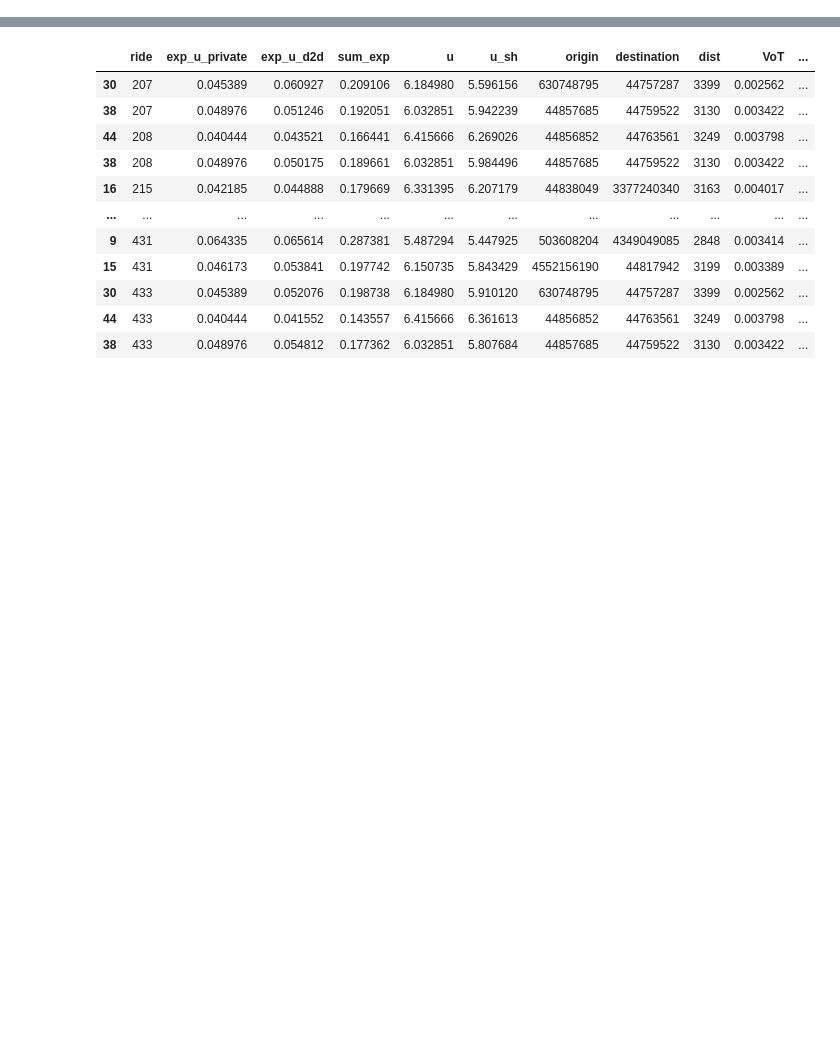
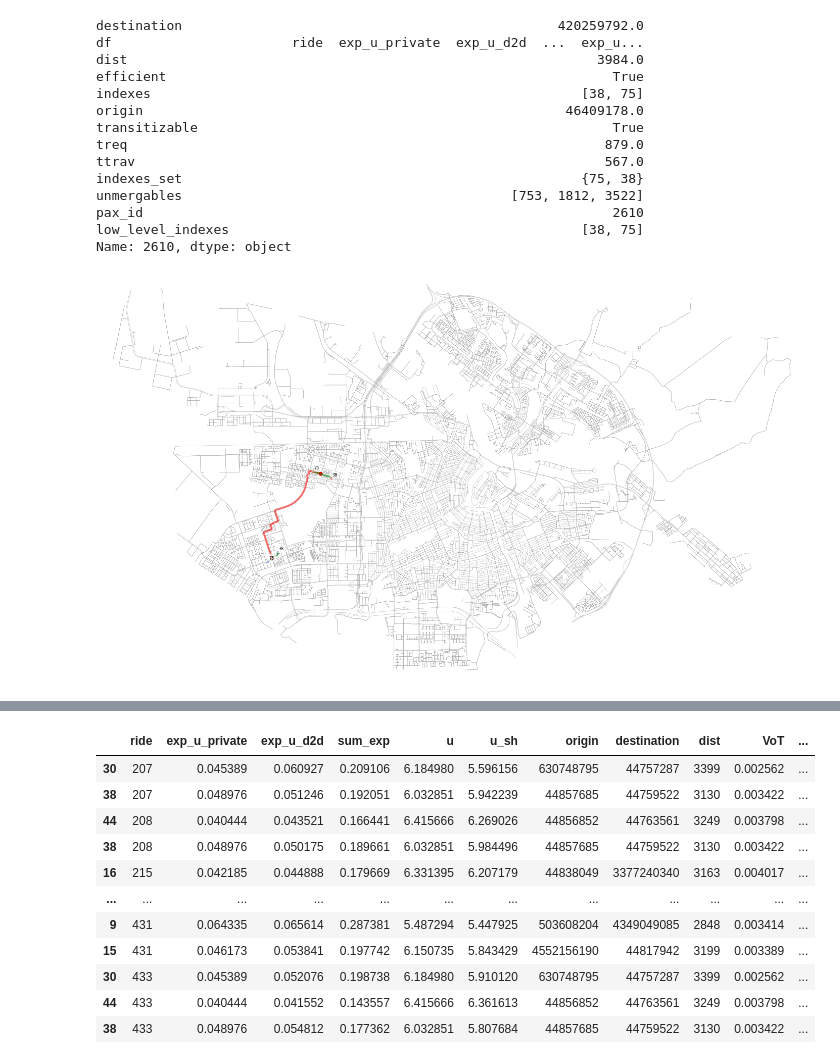
Before and after one commit to RafalKucharskiPK/ExMAS, a Jupyter notebook: ExMAS/spinoffs/tndp/ExExMAS_visualize.ipynb, the cells around one changed output, grey strips where cells are left out. Cells and saved outputs as stored; diff of their text form; code cells hidden in the pictures; blank space fills up the shorter version.

```diff
--- a/ExMAS/spinoffs/tndp/ExExMAS_visualize.ipynb
+++ b/ExMAS/spinoffs/tndp/ExExMAS_visualize.ipynb
@@ -44,0 +210,18 @@ def read_lists(df):
+# %%
+plot2(inData,4437)
+# %% [output]
+destination                                                420259792.0
+df                       ride  exp_u_private  exp_u_d2d  ...  exp_u...
+dist                                                            3984.0
+efficient                                                         True
+indexes                                                       [38, 75]
+origin                                                      46409178.0
+transitizable                                                     True
+treq                                                             879.0
+ttrav                                                            567.0
+indexes_set                                                   {75, 38}
+unmergables                                          [753, 1812, 3522]
+pax_id                                                            2610
+low_level_indexes                                             [38, 75]
+Name: 2610, dtype: object
+[figure, added]
```
Also changed, not shown: parts of 45 cells of this notebook, 3 other files.
